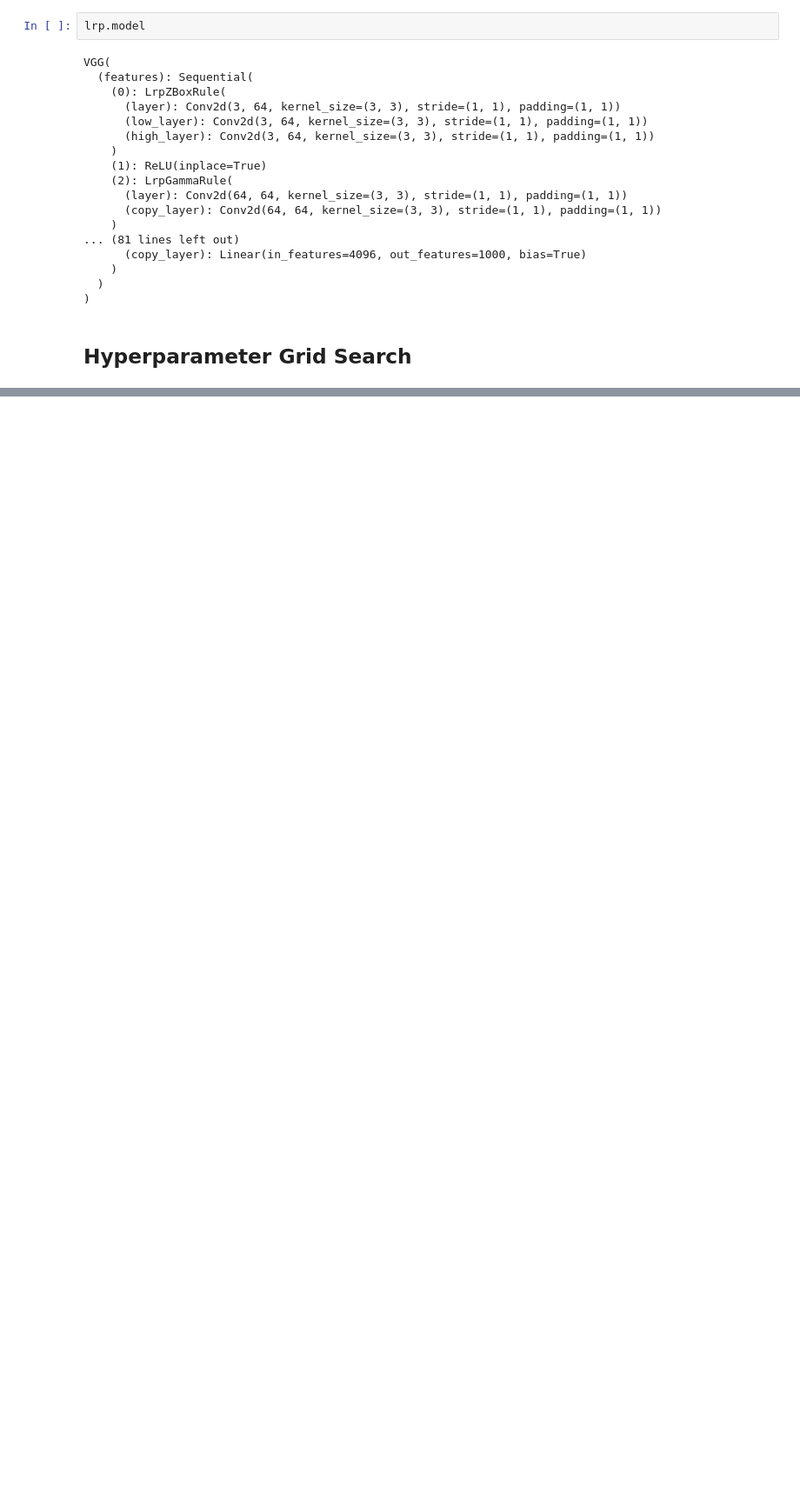
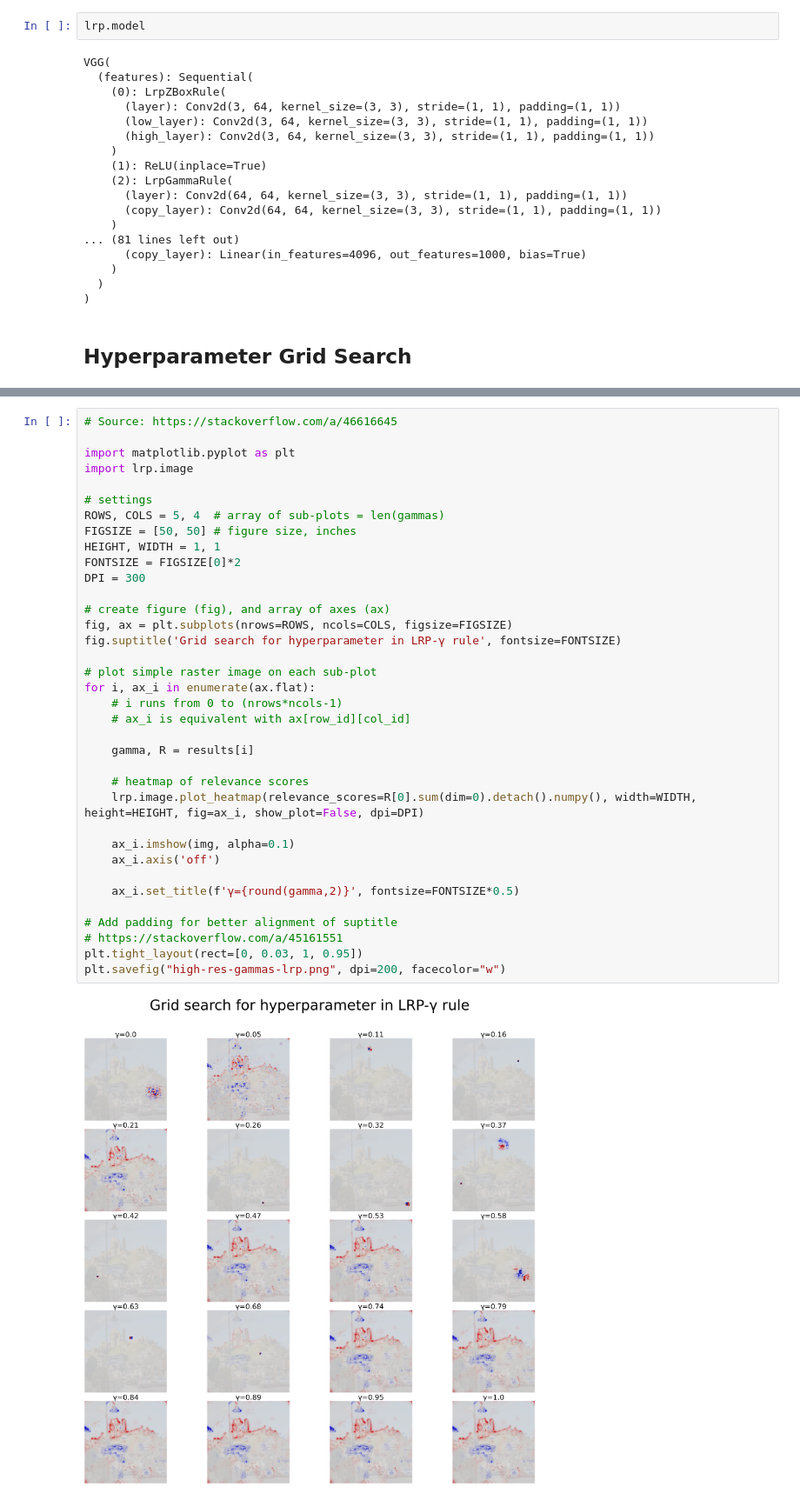
Before and after one commit to rodrigobdz/lrp, a Jupyter notebook: lrp.ipynb, the cells around one changed output, grey strips where cells are left out. Shown at 87% size. Saved outputs shown, nothing was run; the diff lists cells and outputs as text; blank space fills up the shorter version.

Commit message:
Notebook: First draft of grid search
Implemented a minimal working example of grid search for LRP-Gamma.

```diff
--- a/lrp.ipynb
+++ b/lrp.ipynb
@@ -97,3 +124,41 @@ VGG(
+# %%
+# Source: https://stackoverflow.com/a/46616645
+
+import matplotlib.pyplot as plt
+import lrp.image
+
+# settings
+ROWS, COLS = 5, 4  # array of sub-plots = len(gammas)
+FIGSIZE = [50, 50] # figure size, inches
+HEIGHT, WIDTH = 1, 1
+FONTSIZE = FIGSIZE[0]*2
+DPI = 300
+
+# create figure (fig), and array of axes (ax)
+fig, ax = plt.subplots(nrows=ROWS, ncols=COLS, figsize=FIGSIZE)
+fig.suptitle('Grid search for hyperparameter in LRP-γ rule', fontsize=FONTSIZE)
+
+# plot simple raster image on each sub-plot
+for i, ax_i in enumerate(ax.flat):
+    # i runs from 0 to (nrows*ncols-1)
+    # ax_i is equivalent with ax[row_id][col_id]
+
+    gamma, R = results[i]
+
+    # heatmap of relevance scores
+    lrp.image.plot_heatmap(relevance_scores=R[0].sum(dim=0).detach().numpy(), width=WIDTH, height=HEIGHT, fig=ax_i, show_plot=False, dpi=DPI)
+
+    ax_i.imshow(img, alpha=0.1)
+    ax_i.axis('off')
+
+    ax_i.set_title(f'γ={round(gamma,2)}', fontsize=FONTSIZE*0.5)
+
+# Add padding for better alignment of suptitle
+# https://stackoverflow.com/a/45161551
+plt.tight_layout(rect=[0, 0.03, 1, 0.95])
+plt.savefig("high-res-gammas-lrp.png", dpi=200, facecolor="w")
+# %% [output]
+[figure, added]
 # %% [markdown]
 # ToDo:
 
```
Also changed, not shown: parts of 4 cells of this notebook, 1 other file.
